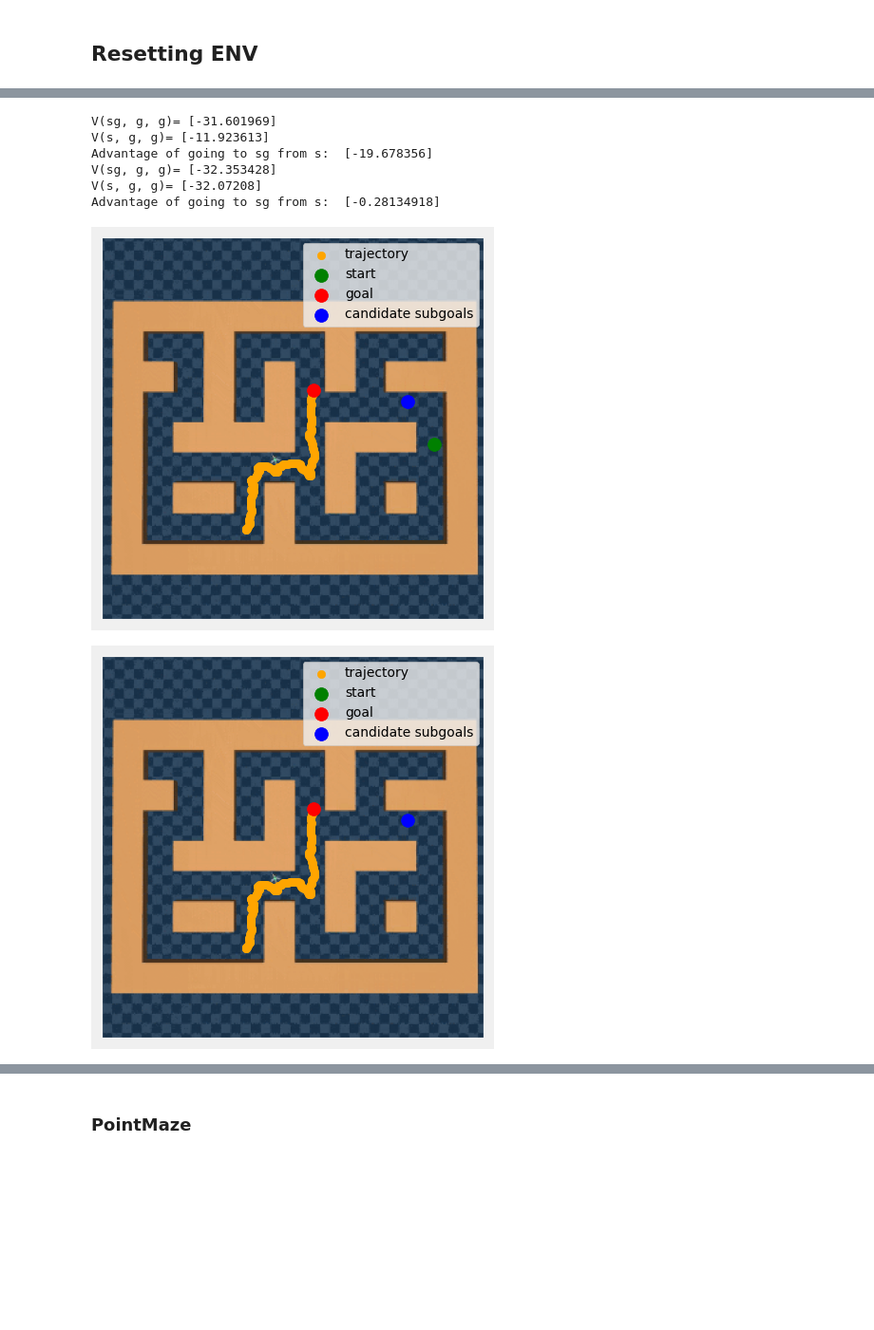
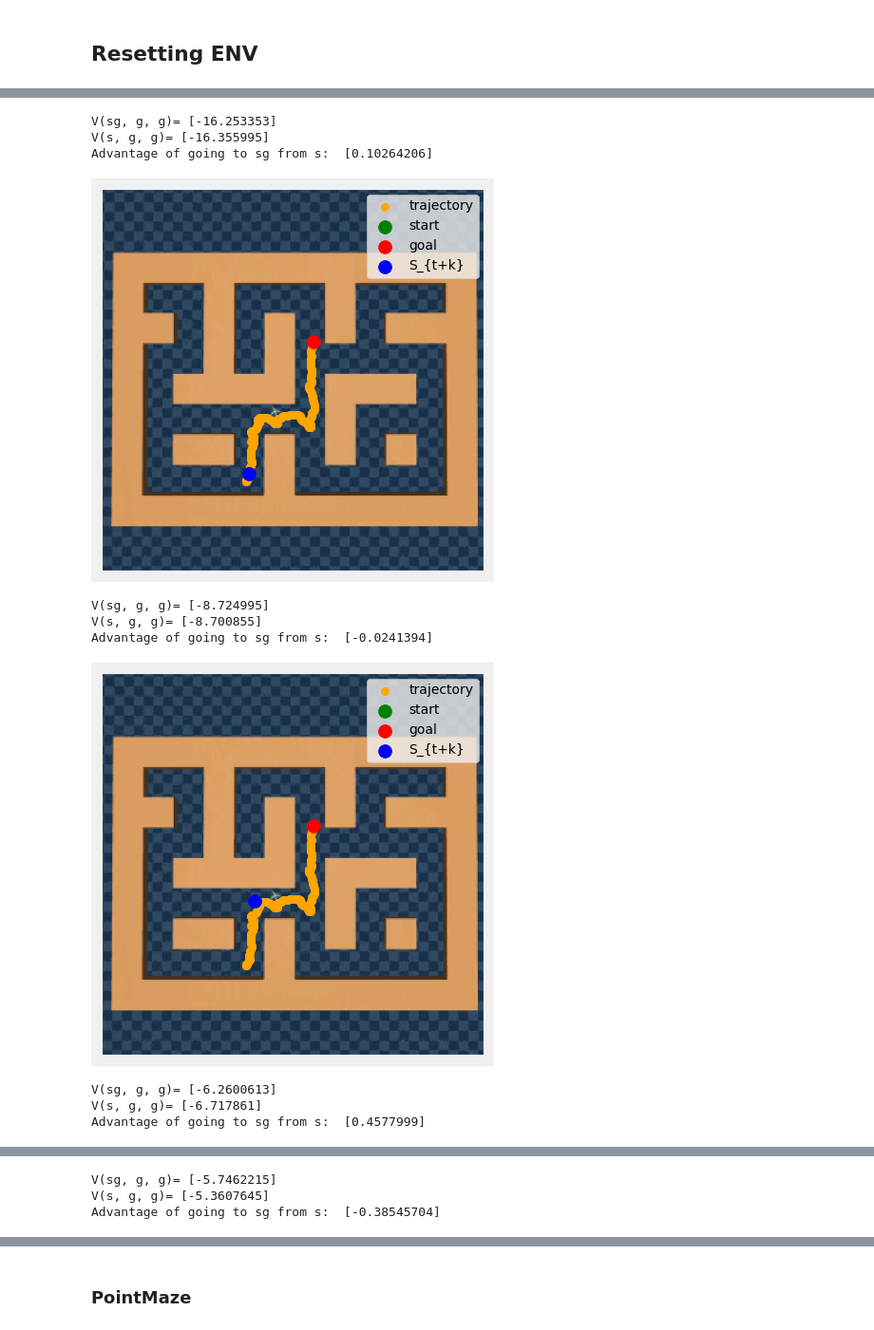
Before and after one commit to skylooop/AILOT, a Jupyter notebook: notebooks/D4RL_viz.ipynb, the cells around one changed output, grey strips where cells are left out. Shown at 95% size. Cells and saved outputs as stored; diff of their text form; code cells hidden in the pictures; blank space fills up the shorter version.

```diff
--- a/notebooks/D4RL_viz.ipynb
+++ b/notebooks/D4RL_viz.ipynb
@@ -404,13 +413,13 @@ def plot_traj_image(traj, start, goal, subgoals, bgpath):
     ax.scatter(scale_and_shift(expert_trajectory[:, 0], scales_shifts[0]), scale_and_shift(expert_trajectory[:, 1], scales_shifts[1]), alpha=1, label='trajectory', color='orange')
     ax.scatter(scale_and_shift(start[0], scales_shifts[0]), scale_and_shift(start[1], scales_shifts[1]), c='g', s=100, label='start')
     ax.scatter(scale_and_shift(goal[0], scales_shifts[0]), scale_and_shift(goal[1], scales_shifts[1]), c='r', s=100, label='goal')
-    ax.scatter(scale_and_shift(subgoals[0], scales_shifts[0]), scale_and_shift(subgoals[1], scales_shifts[1]), c='b', s=100, label='candidate subgoals')
+    ax.scatter(scale_and_shift(subgoals[0], scales_shifts[0]), scale_and_shift(subgoals[1], scales_shifts[1]), c='b', s=100, label='S_{t+k}')
     ax.legend(fontsize=10)
 
 def icvf_stat(batch):
     obs = batch["observations"]
-    subgoal = batch["ailot_subgoals"]
-    goal = batch["ailot_goal"]
+    subgoal = batch["ailot_low_goals"]
+    goal = batch["ailot_high_goals"]
     advantages = get_v_zz(icvf_model, goal, subgoal) - get_v_zz(icvf_model, goal, obs)
     value = get_v_zz(icvf_model, obs, subgoal) - get_v_zz(icvf_model, obs, goal)
     sg_repr_dist = np.linalg.norm(eval_ensemble_psi(icvf_model.value_learner.model, obs) - eval_ensemble_psi(icvf_model.value_learner.model, subgoal))
@@ -496,7 +537,7 @@ V(ns, sg, sg)= [-0.88543534]
 Distance from start to subgoal: 9.661397933959961
 Distance from next_state to subgoal: 10.328045845031738
 # %%
-z_target = eval_ensemble_psi(icvf_model.value_learner.model, sample['ailot_goal']).mean(axis=0)
-z_target_subgoal = eval_ensemble_psi(icvf_model.value_learner.model, sample['ailot_subgoals']).mean(axis=0)
+z_target = eval_ensemble_psi(icvf_model.value_learner.model, sample['ailot_high_goals']).mean(axis=0)
+z_target_subgoal = eval_ensemble_psi(icvf_model.value_learner.model, sample['ailot_low_goals']).mean(axis=0)
 z_start = eval_ensemble_psi(icvf_model.value_learner.model, sample['observations']).mean(axis=0)
 z_next_start = eval_ensemble_psi(icvf_model.value_learner.model, sample['next_observations']).mean(axis=0)
@@ -679,0 +690,3 @@ Array([[0.33324128],
+# %%
+intent = eval_ensemble_psi(icvf_model.value_learner.model, d4rl_ds['observations'][10050][None]).mean(axis=0)
+eval_ensemble_icvf_latent_zz(icvf_model.value_learner.model, expert_trajectory[20][None], intent, intent)
@@ -689,11 +705,12 @@ Array([-0.5391884 , -1.1895069 ,  0.19546402, -0.06032676,  0.8008895 ,
 ## Resetting ENV
 # %%
 sample = gc_dataset.sample(1)
-start_point = sample['observations'][0]
-target_goal = sample['ailot_goal'][0]
+start_point = expert_trajectory[10]
+target_goal = expert_trajectory[-1] #sample['ailot_high_goals'][0]
+waypoint_goals = expert_trajectory[35] #sample['ailot_low_goals'][0]
 
 env.reset()
 env.env.env._wrapped_env.set_xy((start_point[0], start_point[1]))
 env.env.env._wrapped_env.set_target((target_goal[0], target_goal[1]))
-#env.env.env._wrapped_env._get_obs()
+#print(env.env.env._wrapped_env._get_obs())
 # %% [output]
@@ -712,35 +729,50 @@ plt.scatter(start_point[0], start_point[1], alpha=1, label='start', color='green
 # %%
-from matplotlib.animation import FuncAnimation
-from IPython.display import HTML
+from gymnasium.utils import save_video
 
 sample_key = jax.random.PRNGKey(42)
 curr_point = start_point
+frames=[]
+env.env.env._wrapped_env.viewer.cam.lookat[0] = 18
+env.env.env._wrapped_env.viewer.cam.lookat[1] = 12
+env.env.env._wrapped_env.viewer.cam.distance = 50
+env.env.env._wrapped_env.viewer.cam.elevation = -90
 
-for i in range(100):
-    key, sample_key = jax.random.split(sample_key, 2) #updated_actor_intents_learner.model(start_point).sample(seed=sample_key)
-    action = jax.device_get(updated_actor.model(curr_point.squeeze(), z_target.squeeze()).sample(seed=sample_key))
+for i in range(1000):
+    key, sample_key = jax.random.split(key, 2)
+    intent = updated_actor_intents_learner.model(curr_point).sample(seed=key)
+    action = jax.device_get(updated_actor.model(curr_point.squeeze(), intent.squeeze()).sample(seed=key))
     action = jnp.clip(action, -1, 1)
     new_obs, _, _ ,_ = env.step(action)
-    if i % 50 == 0:
+
+    os.environ['CUDA_VISIBLE_DEVICES']='4'
+    frames.append(env.render(mode='rgb_array'))
+    os.environ['CUDA_VISIBLE_DEVICES']='0,1,2,3'
+
+    if i % 100 == 0:
+
         print("V(sg, g, g)=", get_v_zz(icvf_model, target_goal, new_obs[None]))
         print("V(s, g, g)=", get_v_zz(icvf_model, target_goal, curr_point[None]))
         print("Advantage of going to sg from s: ", get_v_zz(icvf_model, target_goal, new_obs[None]) - get_v_zz(icvf_model, target_goal, curr_point[None]))
 
-        plot_traj_image(sample, curr_point, sample['ailot_goal'][0], new_obs, "notebooks/antmaze-large.png")
+        plot_traj_image(sample, new_obs, target_goal, new_obs, "notebooks/antmaze-large.png")
+        plt.show()
     curr_point = new_obs
-
+save_video.save_video(frames, video_folder='.', fps=env.env.env._wrapped_env.metadata['render_fps'])
 # animation = FuncAnimation(anim_fig, plot_traj_image, frames=curr_points)
 # HTML(animation.to_html5_video())
 # plt.scatter(expert_trajectory[:, 0], expert_trajectory[:, 1], alpha=1, label='trajectory', color='orange')
 # plt.scatter(*env.env.env._wrapped_env.target_goal, label="goal", edgecolors='black', alpha=1)
 # plt.scatter(new_obs[0], new_obs[1], alpha=1, label='start', color='green')
 # plt.legend()
 # %% [output]
-V(sg, g, g)= [-31.601969]
-V(s, g, g)= [-11.923613]
-Advantage of going to sg from s:  [-19.678356]
-V(sg, g, g)= [-32.353428]
-V(s, g, g)= [-32.07208]
-Advantage of going to sg from s:  [-0.28134918]
+V(sg, g, g)= [-16.253353]
+V(s, g, g)= [-16.355995]
+Advantage of going to sg from s:  [0.10264206]
-[figure, old version]
+[figure, new version]
+V(sg, g, g)= [-8.724995]
+V(s, g, g)= [-8.700855]
+Advantage of going to sg from s:  [-0.0241394]
-[figure, old version]
+[figure, new version]
+V(sg, g, g)= [-6.2600613]
+V(s, g, g)= [-6.717861]
+Advantage of going to sg from s:  [0.4577999]
@@ -746,0 +780,3 @@ Advantage of going to sg from s:  [-0.28134918]
+V(sg, g, g)= [-5.7462215]
+V(s, g, g)= [-5.3607645]
+Advantage of going to sg from s:  [-0.38545704]
```
Also changed, not shown: parts of 26 cells of this notebook, 3 other files.
